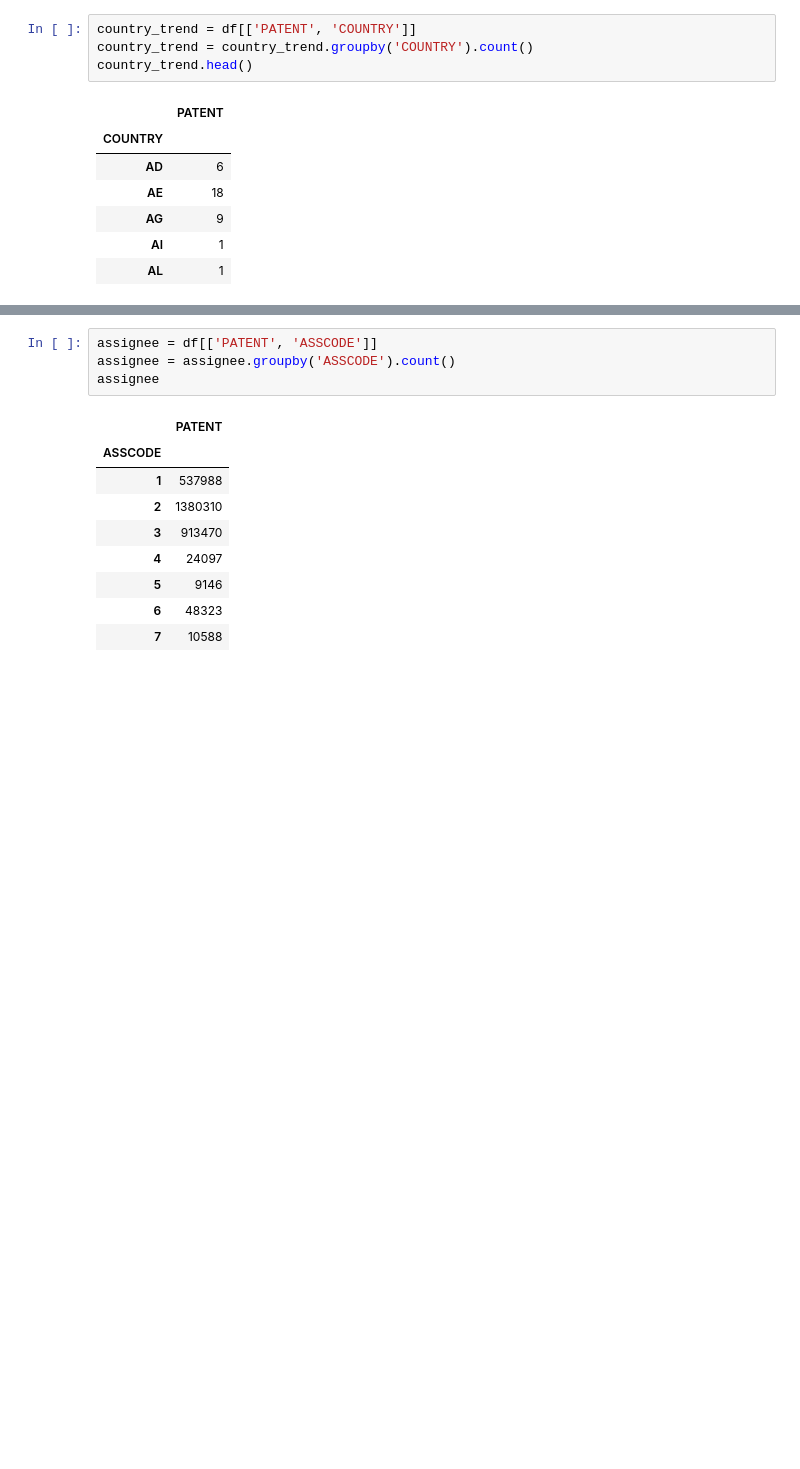
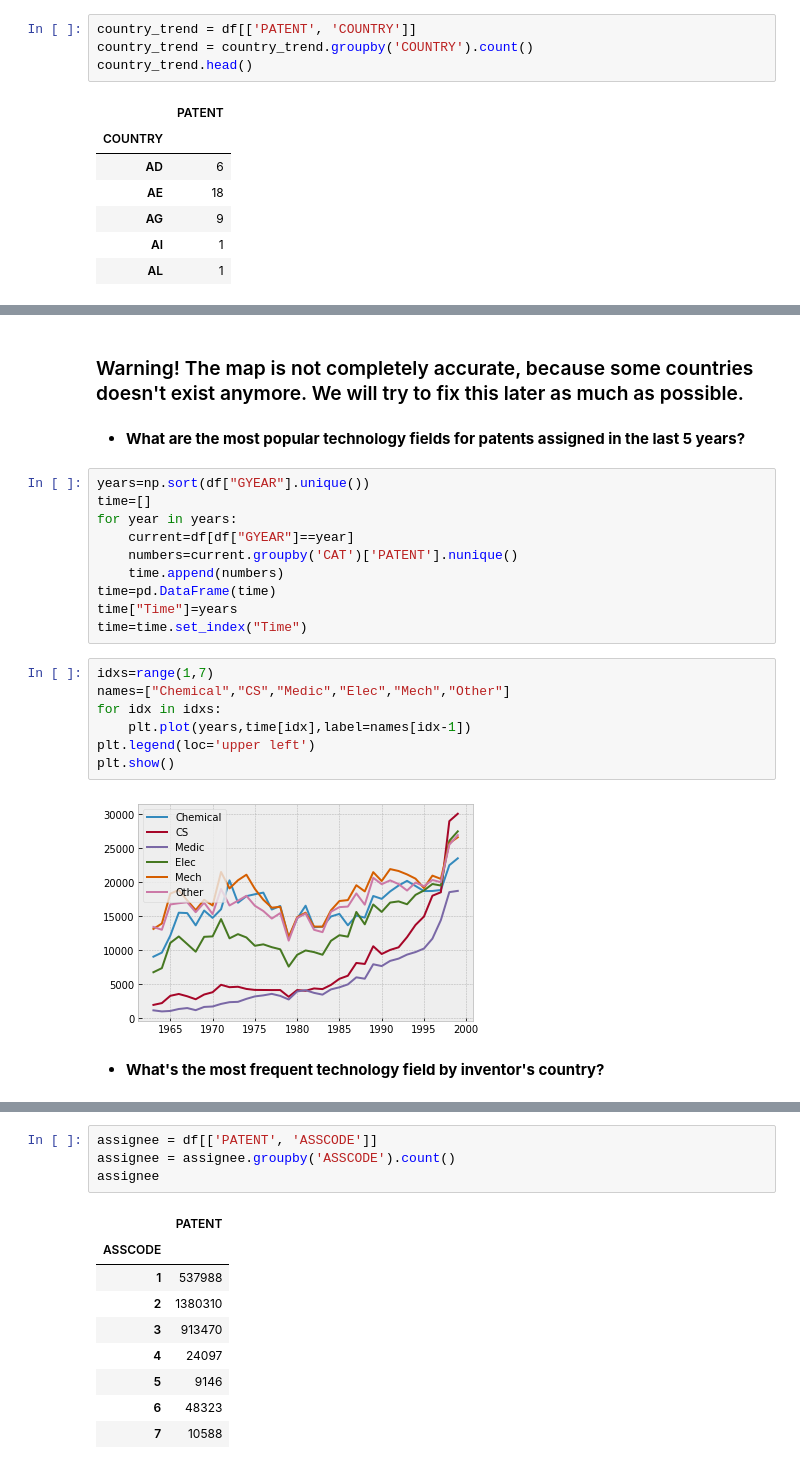
Before and after one commit to antonino-barbera/seanbi, a Jupyter notebook: project/project.ipynb, the cells around one changed output, grey strips where cells are left out. Cells and saved outputs as stored; diff of their text form; blank space fills up the shorter version.

```diff
--- a/project/project.ipynb
+++ b/project/project.ipynb
@@ -368,0 +410,25 @@ country_trend2.sort_values(by=['PATENT'], ascending=False).head(20)
+# %% [markdown]
+### Warning! The map is not completely accurate, because some countries doesn't exist anymore. We will try to fix this later as much as possible.
+# %% [markdown]
+* **What are the most popular technology fields for patents assigned in the last 5 years?**
+# %%
+years=np.sort(df["GYEAR"].unique())
+time=[]
+for year in years:
+    current=df[df["GYEAR"]==year]
+    numbers=current.groupby('CAT')['PATENT'].nunique()
+    time.append(numbers)
+time=pd.DataFrame(time)
+time["Time"]=years
+time=time.set_index("Time")
+# %%
+idxs=range(1,7)
+names=["Chemical","CS","Medic","Elec","Mech","Other"]
+for idx in idxs:
+    plt.plot(years,time[idx],label=names[idx-1])
+plt.legend(loc='upper left')
+plt.show()
+# %% [output]
+[figure, added]
+# %% [markdown]
+* **What's the most frequent technology field by inventor's country?**
```
Also changed, not shown: parts of 11 cells of this notebook, 3 other files.
